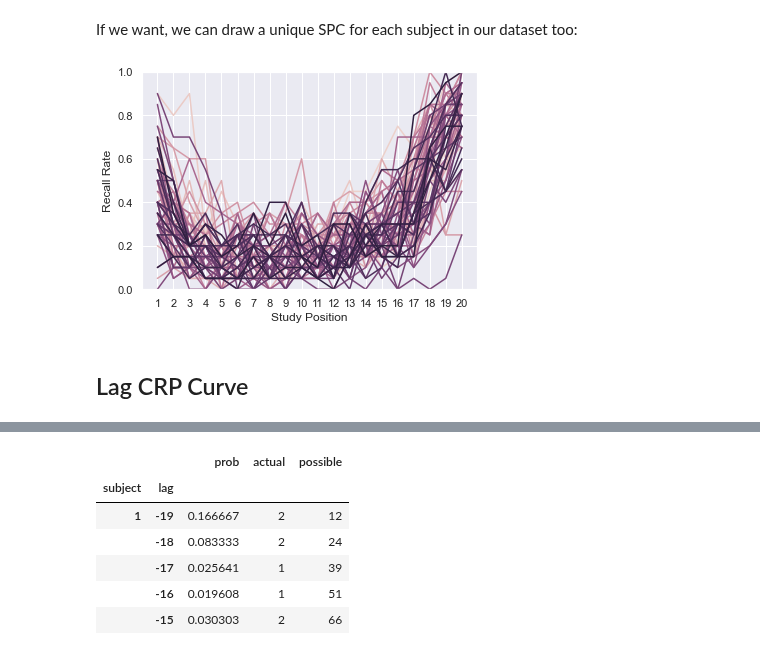
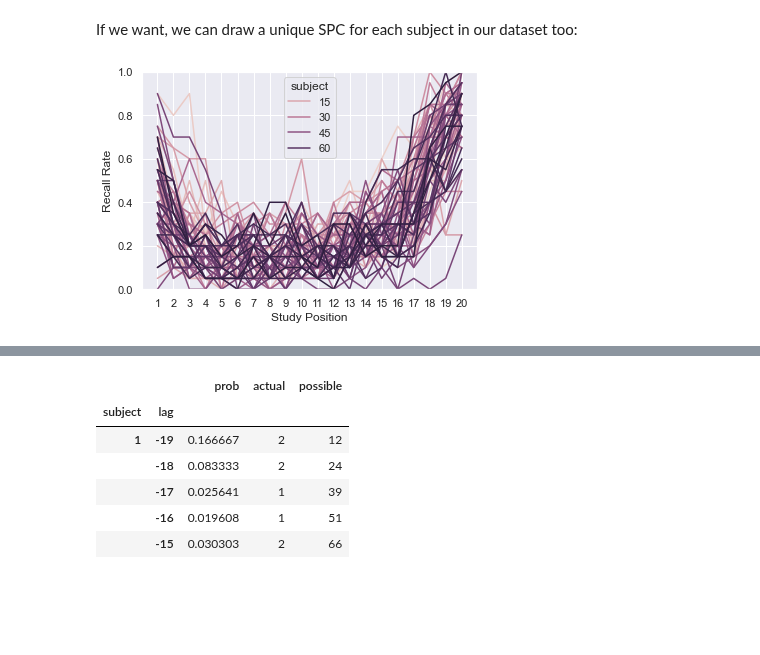
Before and after one commit to githubpsyche/compmemlearn, a Jupyter notebook: library/analyses/Benchmark_Recall_Phenomena.ipynb, the cells around one changed output, grey strips where cells are left out. Cells and saved outputs as stored; diff of their text form; code cells hidden in the pictures; blank space fills up the shorter version.

Commit message:
reorganize benchmark plotting

```diff
--- a/library/analyses/Benchmark_Recall_Phenomena.ipynb
+++ b/library/analyses/Benchmark_Recall_Phenomena.ipynb
@@ -46,0 +37,9 @@ spc.head()
+# %%
+# export
+from psifr import fr
+import seaborn as sns
+
+def plot_spc(data, **facet_kws):
+
+    sns.lineplot(
+        data=fr.spc(data), x='input', y='recall', **facet_kws)
@@ -47,28 +67,20 @@ spc.head()
 # %%
-sns.set(style='darkgrid')
-
-g = sns.lineplot(data=spc, x='input', y='recall', err_style='bars')
-
+plot_spc(events, err_style='bars')
 plt.xlabel('Study Position')
 plt.ylabel('Recall Rate')
 plt.xticks(np.arange(1, 21), np.arange(1, 21))
-g.set(ylim=(0, 1))
+plt.ylim((0, 1))
 plt.show()
 # %% [output]
 [figure]
 # %% [markdown]
 If we want, we can draw a unique SPC for each subject in our dataset too:
 # %%
-sns.set(style='darkgrid')
-
-g = sns.lineplot(data=spc, x='input', y='recall', hue='subject', err_style='bars', legend=False)
-
+plot_spc(events, err_style='bars', hue='subject')
 plt.xlabel('Study Position')
 plt.ylabel('Recall Rate')
 plt.xticks(np.arange(1, 21), np.arange(1, 21))
-g.set(ylim=(0, 1))
+plt.ylim((0, 1))
 plt.show()
 # %% [output]
-[figure, old version]
+[figure, new version]
-# %% [markdown]
-## Lag CRP Curve
```
Also changed, not shown: parts of 20 cells of this notebook, 17 other files.
